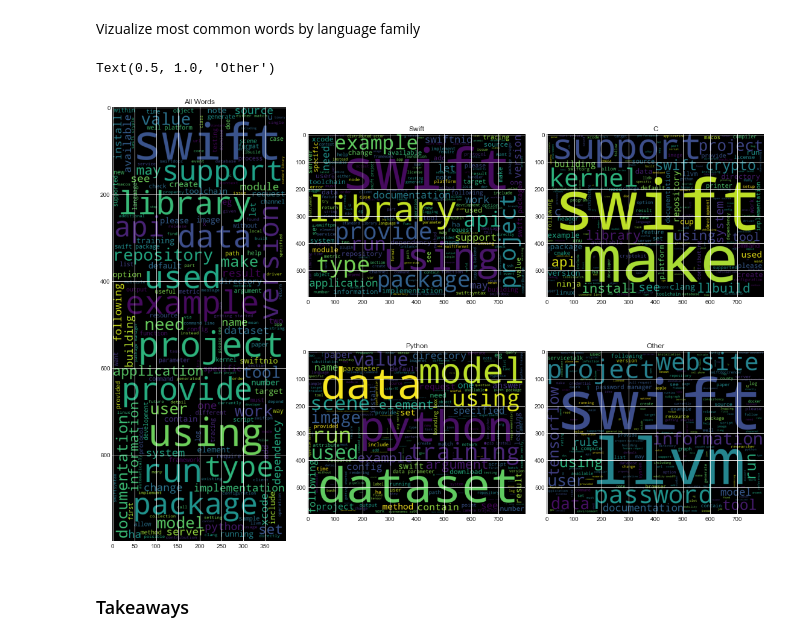
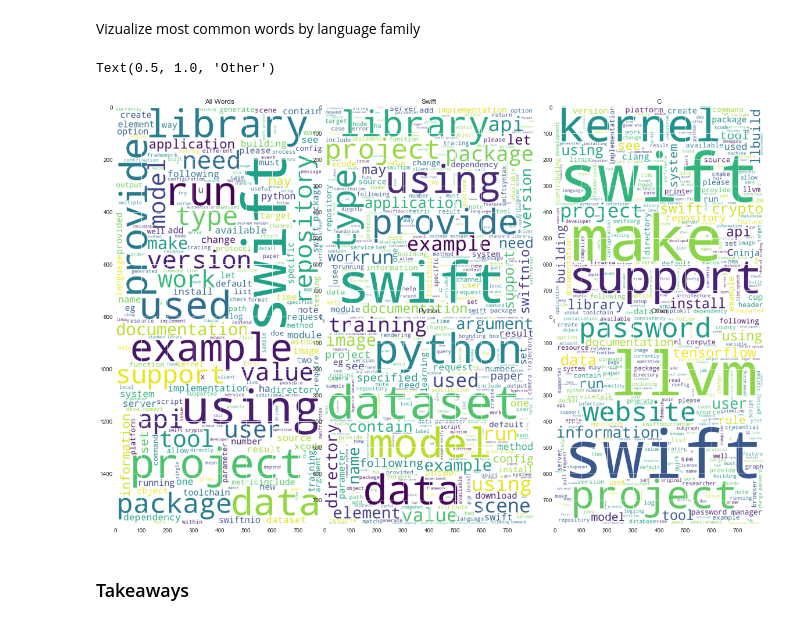
Before and after one commit to NLP-Github-Project-Hopper5/NLP-Github-Project, a Jupyter notebook: final_notebbok.ipynb, the cells around one changed output. Cells and saved outputs as stored; diff of their text form; code cells hidden in the pictures.

```diff
--- a/final_notebbok.ipynb
+++ b/final_notebbok.ipynb
@@ -413,30 +427,30 @@ _ = plt.yticks(ticks, labels)
 Vizualize most common words by language family
 # %%
 # Create word clouds for all words and language families
-all_cloud = WordCloud(background_color = 'black', height = 1000, width = 400).generate(' '.join(all_words))
-swift_cloud = WordCloud(background_color = 'black', height = 600, width = 800).generate(' '.join(swift_words))
-python_cloud = WordCloud(background_color = 'black', height = 600, width = 800).generate(' '.join(python_words))
-c_cloud = WordCloud(background_color = 'black', height = 600, width = 800).generate(' '.join(c_words))
-other_cloud = WordCloud(background_color = 'black', height = 600, width = 800).generate(' '.join(other_words))
+all_cloud = WordCloud(background_color = 'white', height = 1600, width = 800).generate(' '.join(all_words))
+swift_cloud = WordCloud(background_color = 'white', height = 800, width = 800).generate(' '.join(swift_words))
+python_cloud = WordCloud(background_color = 'white', height = 800, width = 800).generate(' '.join(python_words))
+c_cloud = WordCloud(background_color = 'white', height = 800, width = 800).generate(' '.join(c_words))
+other_cloud = WordCloud(background_color = 'white', height = 800, width = 800).generate(' '.join(other_words))
 
 plt.figure(figsize = (10, 10))
 axs = [plt.axes([0, 0, .5, 1]), plt.axes([.5, .5, .5, .5]), plt.axes([.5, 0, .5, .5]), plt.axes([1.05, .5, .5, .5]),
       plt.axes([1.05, 0, .5, .5])]
 
 axs[0].imshow(all_cloud)
 axs[1].imshow(swift_cloud)
 axs[2].imshow(python_cloud)
 axs[3].imshow(c_cloud)
 axs[4].imshow(other_cloud)
 
 axs[0].set_title('All Words')
 axs[1].set_title('Swift')
 axs[2].set_title('Python')
 axs[3].set_title('C')
 axs[4].set_title('Other')
 # %% [output]
 Text(0.5, 1.0, 'Other')
-[figure, old version]
+[figure, new version]
 # %% [markdown]
 ### Takeaways
 # %% [markdown]
```
Also changed, not shown: parts of 10 cells of this notebook, 3 other files.
